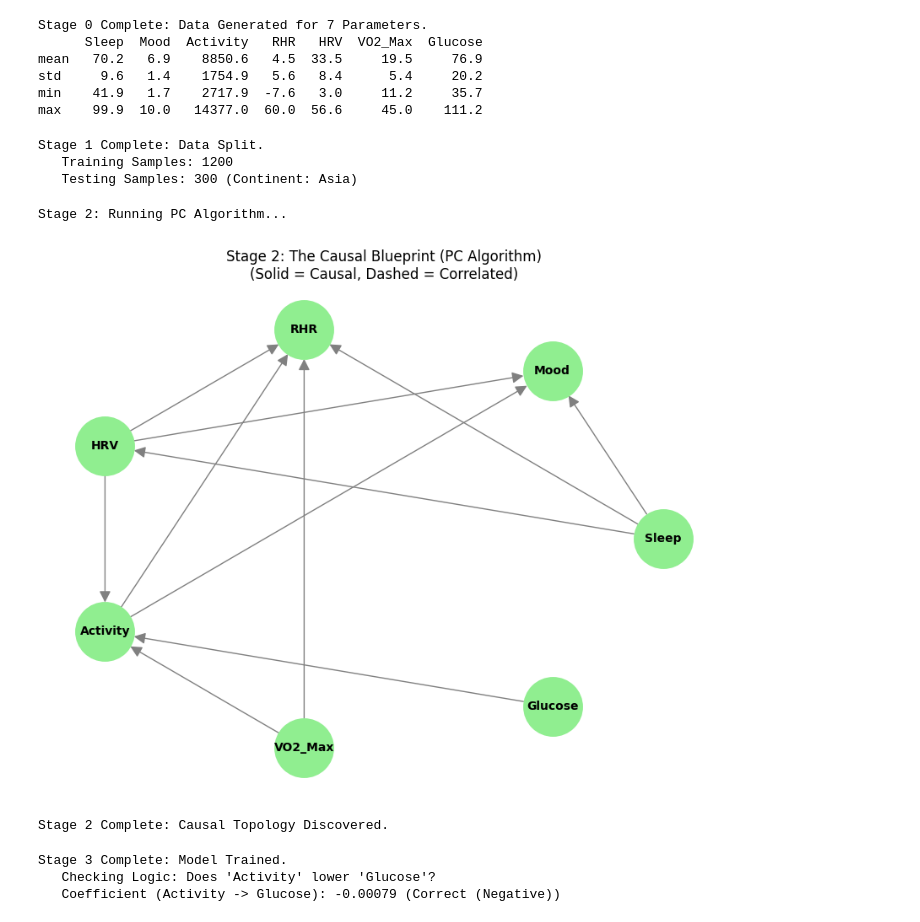
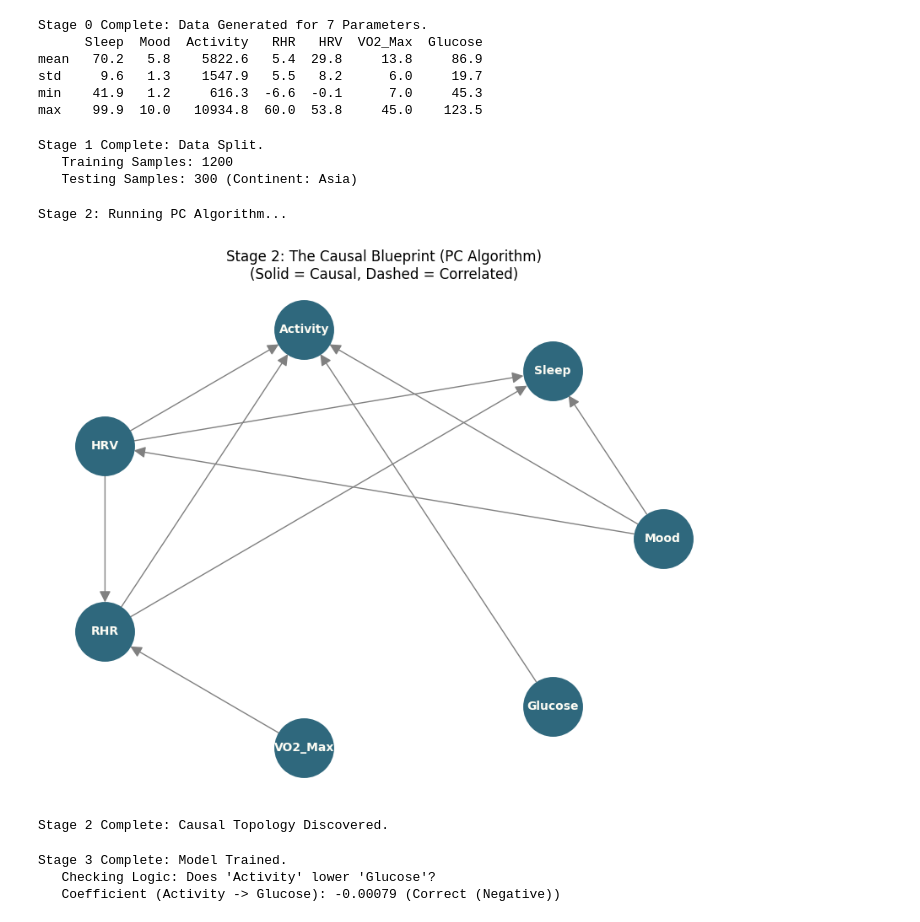
Before and after one commit to isabellafmv/network-dynamics-failure-propagation, a Jupyter notebook: model/deep-learning_dummydata.ipynb, the cells around one changed output. Cells and saved outputs as stored; diff of their text form; code cells hidden in the pictures.

```diff
--- a/model/deep-learning_dummydata.ipynb
+++ b/model/deep-learning_dummydata.ipynb
@@ -51,11 +51,11 @@ for region in continents:
         new_rhr = 0.6 * p_rhr - 0.1 * (new_hrv - 50) - 0.1 * (p_sleep - 70) + np.random.normal(0, 2)
 
         # 4. MOOD: Driven by SLEEP and HRV
-        new_mood = 0.4 * p_mood + 0.05 * p_sleep + 0.02 * p_hrv + np.random.normal(0, 1)
+        new_mood = 0.4 * p_mood + 0.05 * p_sleep + np.random.normal(0, 1)
         new_mood = np.clip(new_mood, 1, 10)
 
         # 5. ACTIVITY: Driven by MOOD and VO2 Max
-        new_act = 0.5 * p_act + 500 * p_mood + 50 * p_vo2 + np.random.normal(0, 1000)
+        new_act = 0.5 * p_act + 500 * p_mood + np.random.normal(0, 1000)
 
         # 6. VO2 MAX: Slow moving, driven by ACTIVITY history
         new_vo2 = 0.95 * p_vo2 + 0.0001 * p_act + np.random.normal(0, 0.2) + (bias_vo2 * 0.01)
@@ -75,10 +75,10 @@ print(df_master.describe().round(1).loc[['mean', 'std', 'min', 'max']])
 # %% [output]
 Stage 0 Complete: Data Generated for 7 Parameters.
       Sleep  Mood  Activity   RHR   HRV  VO2_Max  Glucose
-mean   70.2   6.9    8850.6   4.5  33.5     19.5     76.9
-std     9.6   1.4    1754.9   5.6   8.4      5.4     20.2
-min    41.9   1.7    2717.9  -7.6   3.0     11.2     35.7
-max    99.9  10.0   14377.0  60.0  56.6     45.0    111.2
+mean   70.2   5.8    5822.6   5.4  29.8     13.8     86.9
+std     9.6   1.3    1547.9   5.5   8.2      6.0     19.7
+min    41.9   1.2     616.3  -6.6  -0.1      7.0     45.3
+max    99.9  10.0   10934.8  60.0  53.8     45.0    123.5
 # %%
 # STAGE 1: TRAIN/TEST SPLIT
 test_continent = 'Asia'
@@ -121,36 +121,36 @@ cg = pc(data_matrix, alpha=0.05, indep_test='fisherz', verbose=False)
 # We convert the PC output into a NetworkX graph to draw it
 G_pc = nx.DiGraph()
 adj_matrix = cg.G.graph
 
 for i in range(len(labels)):
     for j in range(len(labels)):
         # Interpretation of PC Output Matrix:
         # [j, i] == 1 AND [i, j] == -1  =>  Directed Edge (i -> j)
         if adj_matrix[j, i] == 1 and adj_matrix[i, j] == -1:
             G_pc.add_edge(labels[i], labels[j])
 
         # [j, i] == -1 AND [i, j] == -1 =>  Undirected Edge (Correlation found, direction unclear)
         elif adj_matrix[i, j] == -1 and adj_matrix[j, i] == -1:
             if i < j: # Avoid duplicates
                 G_pc.add_edge(labels[i], labels[j], style='dashed')
 
 # 4. Plotting
 plt.figure(figsize=(8, 6))
 
 # Use circular layout because we have 7 nodes (prevents a messy hairball)
 pos = nx.circular_layout(G_pc)
 
-nx.draw(G_pc, pos, with_labels=True, node_color='lightgreen',
-        node_size=2500, font_weight='bold', font_size=10,
+nx.draw(G_pc, pos, with_labels=True, node_color='#2F687D',
+        node_size=2500, font_weight='bold', font_size=10, font_color='#FDFCF4',
         arrowsize=20, edge_color='gray')
 
 plt.title("Stage 2: The Causal Blueprint (PC Algorithm)\n(Solid = Causal, Dashed = Correlated)")
 plt.show()
 
 print("Stage 2 Complete: Causal Topology Discovered.")
 # %% [output]
 Stage 2: Running PC Algorithm...
-[figure, old version]
+[figure, new version]
 Stage 2 Complete: Causal Topology Discovered.
 # %%
 # STEP 3: LAYER 3 - TEMPORAL DYNAMICS (VAR Model)
```
Also changed, not shown: parts of 4 cells of this notebook, 5 other files.
